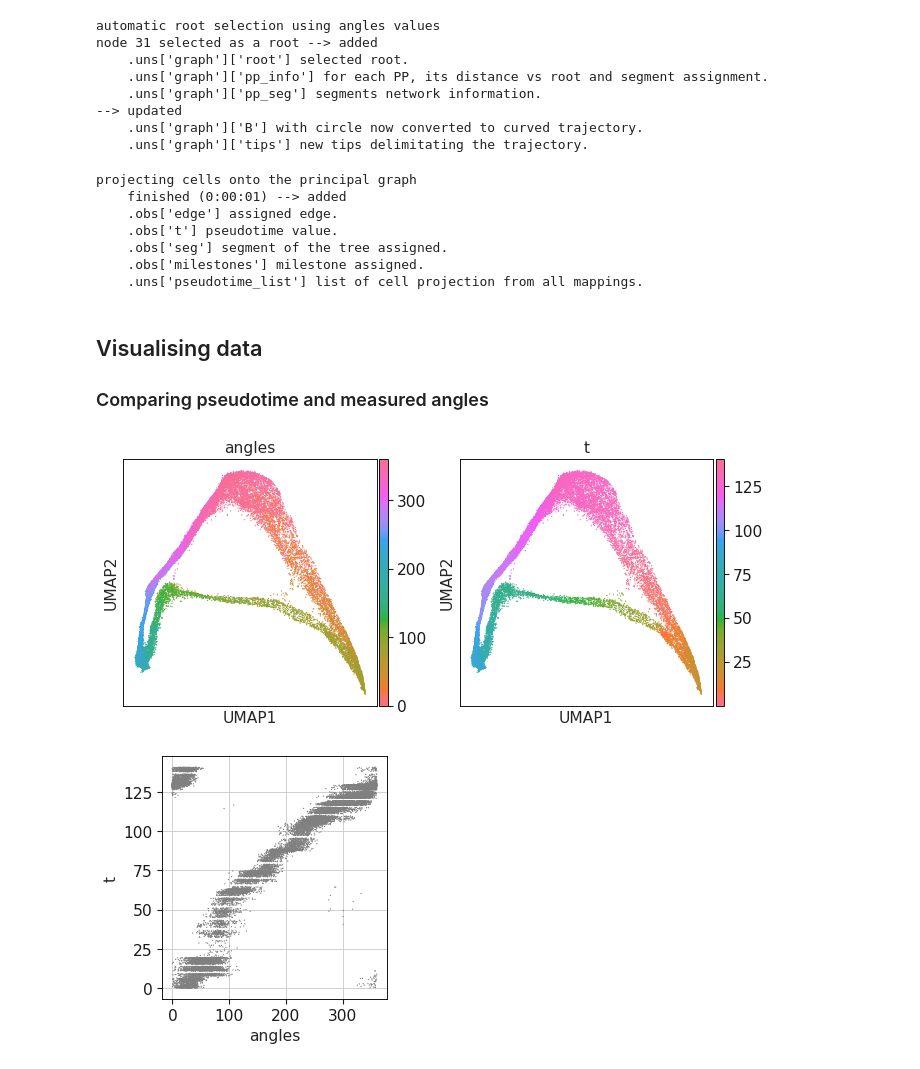
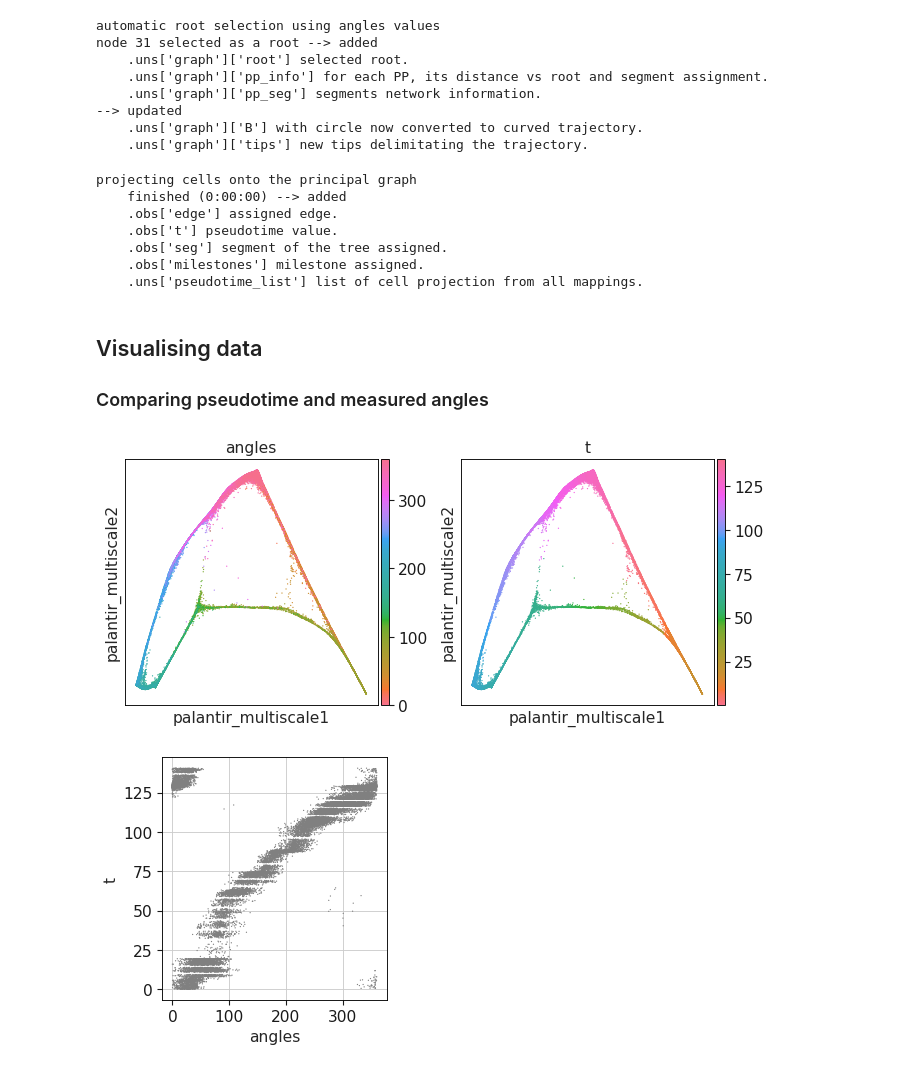
Before and after one commit to LouisFaure/scFates_notebooks, a Jupyter notebook: Beyond_scRNAseq.ipynb, the cells around one changed output. Saved outputs shown, nothing was run; the diff lists cells and outputs as text; code cells hidden in the pictures.

```diff
--- a/Beyond_scRNAseq.ipynb
+++ b/Beyond_scRNAseq.ipynb
@@ -51,4 +51,4 @@ counts.shape
 adata=anndata.AnnData(counts)
 adata.obs['angles']=np.degrees(pd.read_csv(angle_u, header=None).values)
 # %%
-adata
+adata.obs['time']=np.arange(0,adata.shape[0]*0.05,0.05)
@@ -147,7 +142,7 @@ node 31 selected as a root --> added
 scf.tl.pseudotime(adata)
 # %% [output]
 projecting cells onto the principal graph
-    finished (0:00:01) --> added
+    finished (0:00:00) --> added
     .obs['edge'] assigned edge.
     .obs['t'] pseudotime value.
     .obs['seg'] segment of the tree assigned.
@@ -158,9 +153,10 @@ projecting cells onto the principal graph
 
 ### Comparing pseudotime and measured angles
 # %%
-sc.pl.umap(adata,color=['angles','t'],cmap=flat_huslmap)
+sc.pl.embedding(adata,basis='palantir_multiscale',
+                color=['angles','t'],cmap=flat_huslmap)
 # %% [output]
-[figure, old version]
+[figure, new version]
 # %%
 sc.pl.scatter(adata,x='angles',y='t')
 # %% [output]
```
Also changed, not shown: parts of 19 cells of this notebook.
